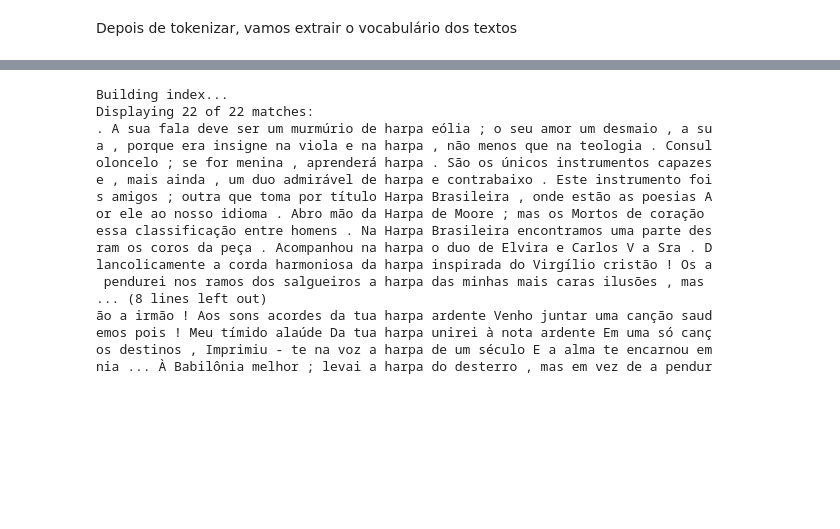
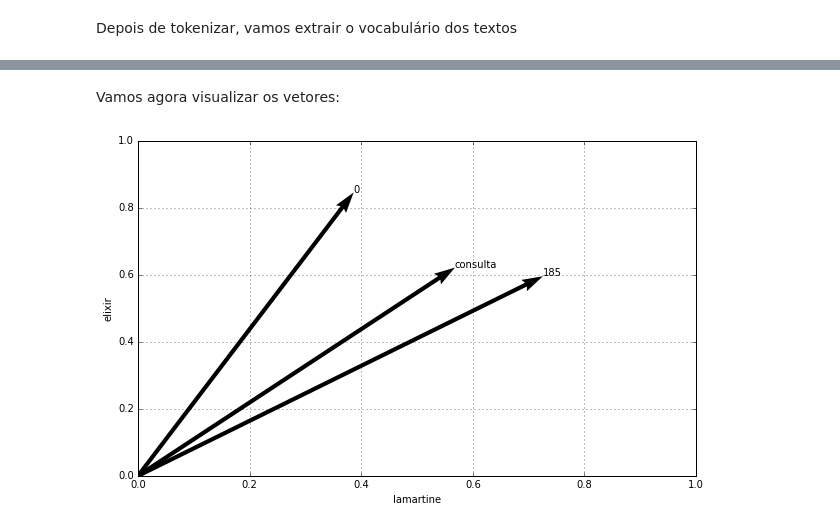
Before and after one commit to fccoelho/curso-IRI, a Jupyter notebook: Prática 2.ipynb, the cells around one changed output, grey strips where cells are left out. Cells and saved outputs as stored; diff of their text form; code cells hidden in the pictures; blank space fills up the shorter version.

```diff
--- a/Prática 2.ipynb
+++ b/Prática 2.ipynb
@@ -97,20 +136,22 @@ nltk.LazyConcatenation??
-# %%
-T.concordance('Harpa')
-# %% [output]
-Building index...
-Displaying 22 of 22 matches:
-. A sua fala deve ser um murmúrio de harpa eólia ; o seu amor um desmaio , a su
-a , porque era insigne na viola e na harpa , não menos que na teologia . Consul
-oloncelo ; se for menina , aprenderá harpa . São os únicos instrumentos capazes
-e , mais ainda , um duo admirável de harpa e contrabaixo . Este instrumento foi
-s amigos ; outra que toma por título Harpa Brasileira , onde estão as poesias A
-or ele ao nosso idioma . Abro mão da Harpa de Moore ; mas os Mortos de coração
-essa classificação entre homens . Na Harpa Brasileira encontramos uma parte des
-ram os coros da peça . Acompanhou na harpa o duo de Elvira e Carlos V a Sra . D
-lancolicamente a corda harmoniosa da harpa inspirada do Virgílio cristão ! Os a
- pendurei nos ramos dos salgueiros a harpa das minhas mais caras ilusões , mas
-... (8 lines left out)
-ão a irmão ! Aos sons acordes da tua harpa ardente Venho juntar uma canção saud
-emos pois ! Meu tímido alaúde Da tua harpa unirei à nota ardente Em uma só canç
-os destinos , Imprimiu - te na voz a harpa de um século E a alma te encarnou em
-nia ... À Babilônia melhor ; levai a harpa do desterro , mas em vez de a pendur
+# %% [markdown]
+Vamos agora visualizar os vetores:
+# %%
+fig = plt.figure(figsize=(10,6))
+ax = plt.gca()
+docs = 2
+vecs = [qv[:2]]
+for d in resposta[:docs]:
+    vecs.append(MN[d[1]][:2])
+    x,y = MN[d[1]][:2]
+    plt.text(x,y,'{}'.format(d[1]))
+U, V = zip(*vecs)
+x,y = zeros(docs+1), zeros(docs+1)
+plt.text(U[0],V[0],'consulta')
+plt.grid()
+ax.set_xlim(0,1)
+ax.set_ylim(0,1)
+ax.set_xlabel('lamartine')
+ax.set_ylabel('elixir')
+ax.quiver(x,y,U,V,angles='xy',scale_units='xy', scale=1.0);
+# %% [output]
+[figure, added]
```
Also changed, not shown: parts of 27 cells of this notebook.
